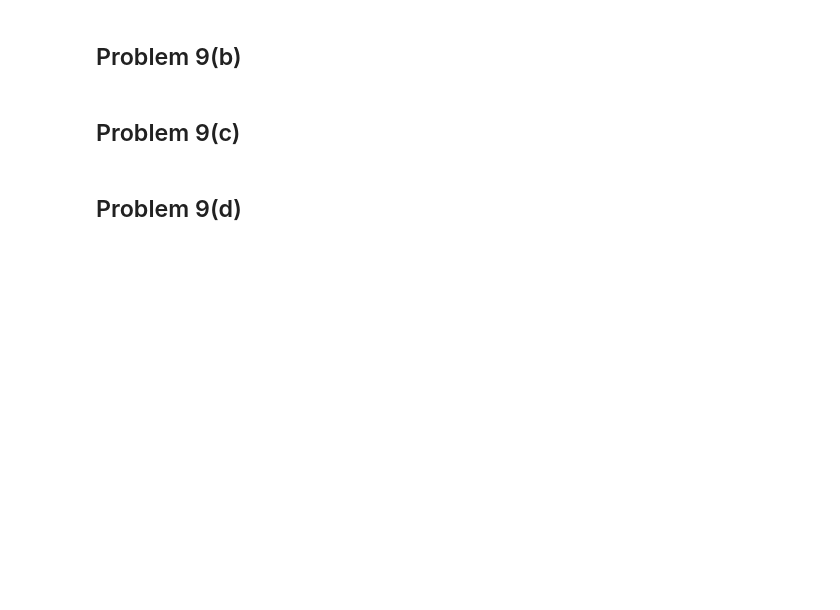
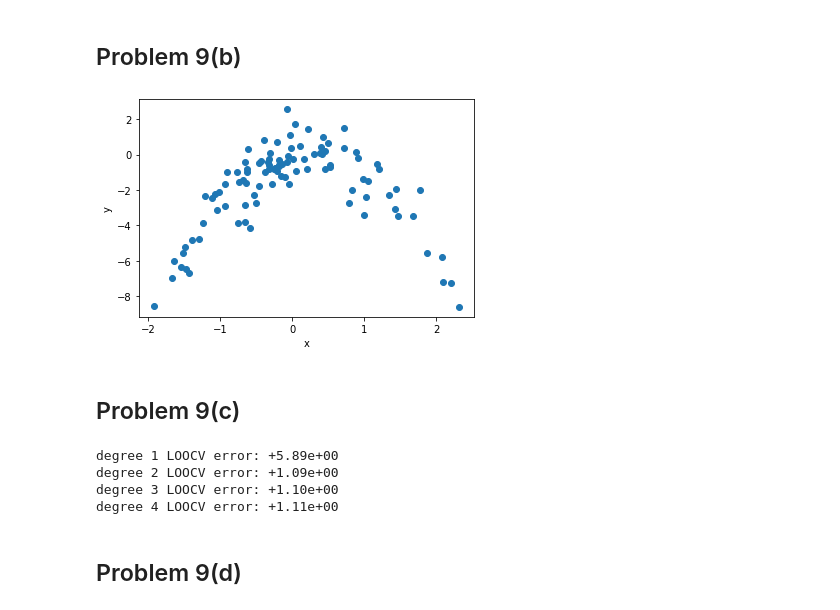
Before and after one commit to rbalexan/stats-202, a Jupyter notebook: homework/homework-2/code/homework_2.ipynb, the cells around one changed output. Saved outputs shown, nothing was run; the diff lists cells and outputs as text; code cells hidden in the pictures; blank space fills up the shorter version.

```diff
--- a/homework/homework-2/code/homework_2.ipynb
+++ b/homework/homework-2/code/homework_2.ipynb
@@ -64,4 +491,10 @@ data = pd.read_csv("ch5_ex8.csv")
 # %% [markdown]
 ## Problem 9(b)
+# %%
+plt.scatter(data.x, data.y)
+plt.xlabel("x")
+plt.ylabel("y");
+# %% [output]
+[figure, added]
 # %% [markdown]
 ## Problem 9(c)
@@ -68,2 +503,33 @@ data = pd.read_csv("ch5_ex8.csv")
+# %%
+from sklearn.preprocessing import PolynomialFeatures
+
+X = np.array(data['x']).reshape(-1, 1)
+y = np.array(data['y']).reshape(-1, 1)
+
+for k in [1, 2, 3, 4]:
+
+  loocv_errors = []
+
+  for i in range(data.shape[0]):
+
+    X_loo  = np.delete(X, i).reshape(-1, 1)
+    y_loo  = np.delete(y, i).reshape(-1, 1)
+
+    pf     = PolynomialFeatures(degree=k)
+    Xp_loo = pf.fit_transform(X_loo)
+
+    lin_reg = sm.OLS(y_loo, Xp_loo).fit()
+    y_pred = lin_reg.predict(pf.transform(X[i].reshape(1,1)))
+    loocv_error = (y_pred - y[i])**2
+
+    loocv_errors.append(loocv_error)
+
+  loocv_errors = np.array(loocv_errors)
+  print("degree %d LOOCV error:" %k, "%+3.2e" %loocv_errors.mean())
+# %% [output]
+degree 1 LOOCV error: +5.89e+00
+degree 2 LOOCV error: +1.09e+00
+degree 3 LOOCV error: +1.10e+00
+degree 4 LOOCV error: +1.11e+00
 # %% [markdown]
 ## Problem 9(d)
```
Also changed, not shown: parts of 48 cells of this notebook, 2 other files.
